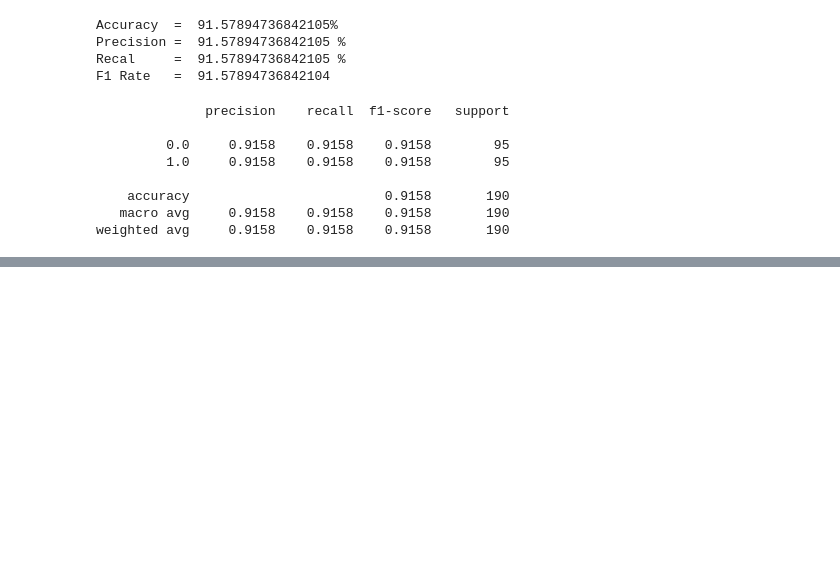
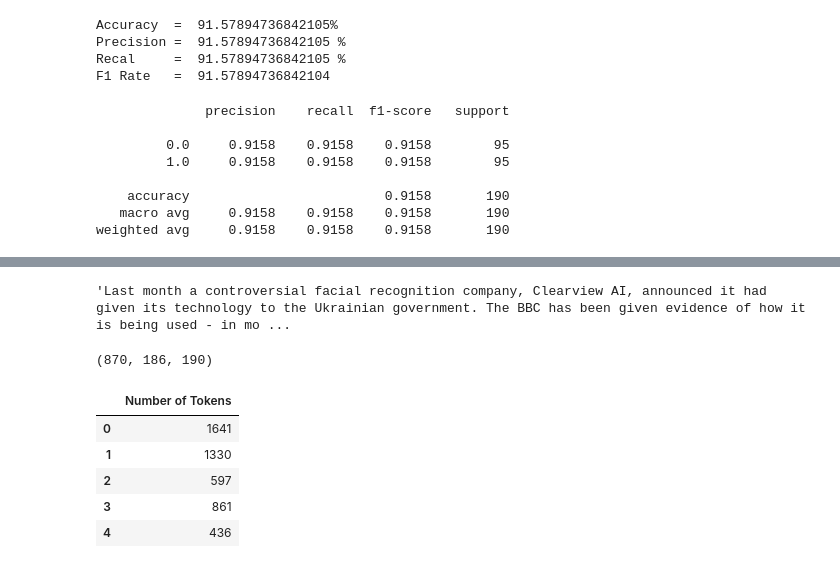
Before and after one commit to AmandaFI/Human-Writing-Vs.-GPT-Writing, a Jupyter notebook: reuslts.ipynb, the cells around one changed output, grey strips where cells are left out. Cells and saved outputs as stored; diff of their text form; code cells hidden in the pictures; blank space fills up the shorter version.

```diff
--- a/reuslts.ipynb
+++ b/reuslts.ipynb
@@ -105,0 +111,17 @@ weighted avg     0.9158    0.9158    0.9158       190
+# %%
+file = open('data_pickles/train_test_val_Human', 'rb')
+X_human_train_posTags, X_human_test_posTags, X_human_val_posTags = pickle.load(file)
+file.close()
+
+Y_human_train = np.zeros(len(X_human_train_posTags))
+Y_human_test = np.zeros(len(X_human_test_posTags))
+Y_human_val = np.zeros(len(X_human_val_posTags))
+
+
+file = open('data_pickles/train_test_val_GPT', 'rb')
+X_gpt_train_posTags, X_gpt_test_posTags, X_gpt_val_posTags = pickle.load(file)
+file.close()
+
+Y_gpt_train = np.ones(len(X_gpt_train_posTags))
+Y_gpt_test = np.ones(len(X_gpt_test_posTags))
+Y_gpt_val = np.ones(len(X_gpt_val_posTags))
@@ -105,0 +132,13 @@ weighted avg     0.9158    0.9158    0.9158       190
+# %%
+X_train = np.hstack((X_human_train_posTags, X_gpt_train_posTags))
+Y_train = np.hstack((Y_human_train, Y_gpt_train))
+
+X_test = np.hstack((X_human_test_posTags, X_gpt_test_posTags))
+Y_test = np.hstack((Y_human_test, Y_gpt_test))
+
+X_val = np.hstack((X_human_val_posTags, X_gpt_val_posTags))
+Y_val = np.hstack((Y_human_val, Y_gpt_val))
+# %%
+X_train[0]
+# %% [output]
+'Last month a controversial facial recognition company, Clearview AI, announced it had given its technology to the Ukrainian government. The BBC has been given evidence of how it is being used - in mo ...
@@ -105,0 +147,25 @@ weighted avg     0.9158    0.9158    0.9158       190
+# %%
+train_tokens = [len(nltk.word_tokenize(text)) for text in X_train]
+val_tokens = [len(nltk.word_tokenize(text)) for text in X_val]
+test_tokens = [len(nltk.word_tokenize(text)) for text in X_test]
+# %%
+len(train_tokens), len(val_tokens), len(test_tokens),
+# %% [output]
+(870, 186, 190)
+# %%
+train_tokens_df = pd.DataFrame(train_tokens)
+val_tokens_df = pd.DataFrame(val_tokens)
+test_tokens_df = pd.DataFrame(test_tokens)
+# %%
+train_tokens_df = train_tokens_df.rename(columns={0: 'Number of Tokens'})
+val_tokens_df = val_tokens_df.rename(columns={0: 'Number of Tokens'})
+test_tokens_df = test_tokens_df.rename(columns={0: 'Number of Tokens'})
+
+train_tokens_df.head()
+# %% [output]
+|  | Number of Tokens |
+| 0 | 1641 |
+| 1 | 1330 |
+| 2 | 597 |
+| 3 | 861 |
+| 4 | 436 |
```
Also changed, not shown: parts of 11 cells of this notebook, 1 other file.
